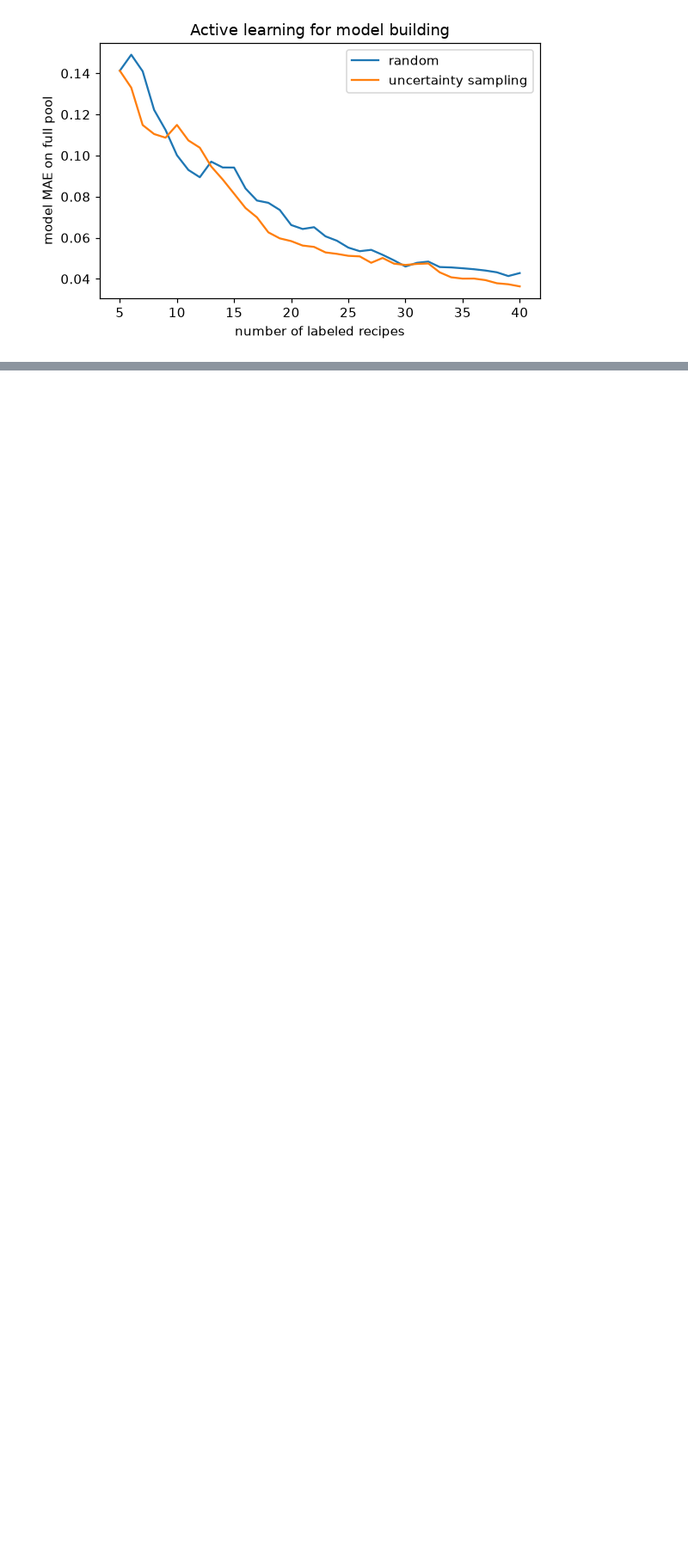
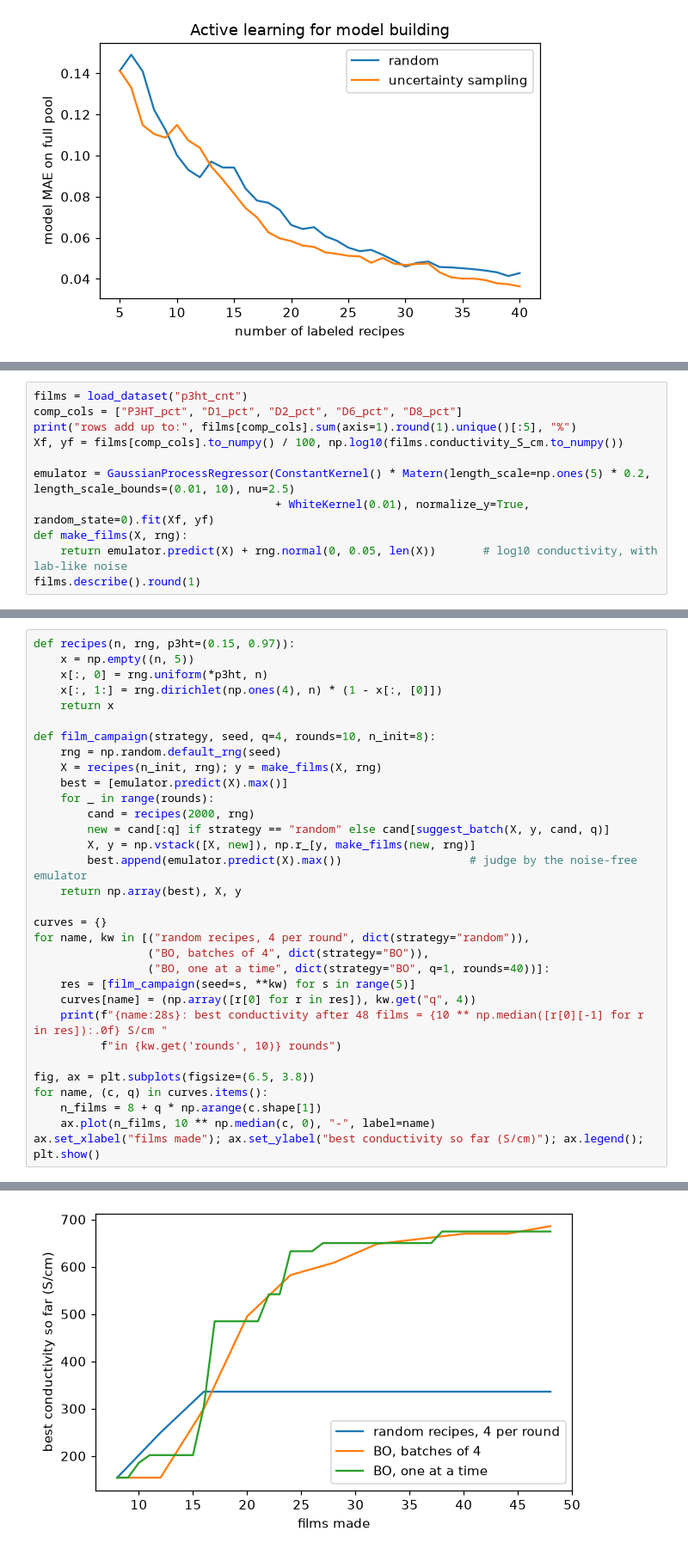
Before and after one commit to sp8rks/ACerS_AI_ML_Workshop, a Jupyter notebook: sessions/05_bayesian_optimization/05_bayesian_optimization.ipynb, the cells around one changed output, grey strips where cells are left out. Shown at 86% size. Drawn from its saved outputs; the diff is of its cells as text; blank space fills up the shorter version.

```diff
--- a/sessions/05_bayesian_optimization/05_bayesian_optimization.ipynb
+++ b/sessions/05_bayesian_optimization/05_bayesian_optimization.ipynb
@@ -319,0 +462,11 @@ plt.show()
+# %%
+films = load_dataset("p3ht_cnt")
+comp_cols = ["P3HT_pct", "D1_pct", "D2_pct", "D6_pct", "D8_pct"]
+print("rows add up to:", films[comp_cols].sum(axis=1).round(1).unique()[:5], "%")
+Xf, yf = films[comp_cols].to_numpy() / 100, np.log10(films.conductivity_S_cm.to_numpy())
+
+emulator = GaussianProcessRegressor(ConstantKernel() * Matern(length_scale=np.ones(5) * 0.2, length_scale_bounds=(0.01, 10), nu=2.5)
+                                    + WhiteKernel(0.01), normalize_y=True, random_state=0).fit(Xf, yf)
+def make_films(X, rng):
+    return emulator.predict(X) + rng.normal(0, 0.05, len(X))       # log10 conductivity, with lab-like noise
+films.describe().round(1)
@@ -319,0 +486,33 @@ plt.show()
+# %%
+def recipes(n, rng, p3ht=(0.15, 0.97)):
+    x = np.empty((n, 5))
+    x[:, 0] = rng.uniform(*p3ht, n)
+    x[:, 1:] = rng.dirichlet(np.ones(4), n) * (1 - x[:, [0]])
+    return x
+
+def film_campaign(strategy, seed, q=4, rounds=10, n_init=8):
+    rng = np.random.default_rng(seed)
+    X = recipes(n_init, rng); y = make_films(X, rng)
+    best = [emulator.predict(X).max()]
+    for _ in range(rounds):
+        cand = recipes(2000, rng)
+        new = cand[:q] if strategy == "random" else cand[suggest_batch(X, y, cand, q)]
+        X, y = np.vstack([X, new]), np.r_[y, make_films(new, rng)]
+        best.append(emulator.predict(X).max())                   # judge by the noise-free emulator
+    return np.array(best), X, y
+
+curves = {}
+for name, kw in [("random recipes, 4 per round", dict(strategy="random")),
+                 ("BO, batches of 4", dict(strategy="BO")),
+                 ("BO, one at a time", dict(strategy="BO", q=1, rounds=40))]:
+    res = [film_campaign(seed=s, **kw) for s in range(5)]
+    curves[name] = (np.array([r[0] for r in res]), kw.get("q", 4))
+    print(f"{name:28s}: best conductivity after 48 films = {10 ** np.median([r[0][-1] for r in res]):.0f} S/cm "
+          f"in {kw.get('rounds', 10)} rounds")
+
+fig, ax = plt.subplots(figsize=(6.5, 3.8))
+for name, (c, q) in curves.items():
+    n_films = 8 + q * np.arange(c.shape[1])
+    ax.plot(n_films, 10 ** np.median(c, 0), "-", label=name)
+ax.set_xlabel("films made"); ax.set_ylabel("best conductivity so far (S/cm)"); ax.legend(); plt.show()
+# %% [output]
@@ -319,0 +522 @@ plt.show()
+[figure, added]
```
Also changed, not shown: parts of 21 cells of this notebook, 8 other files.
